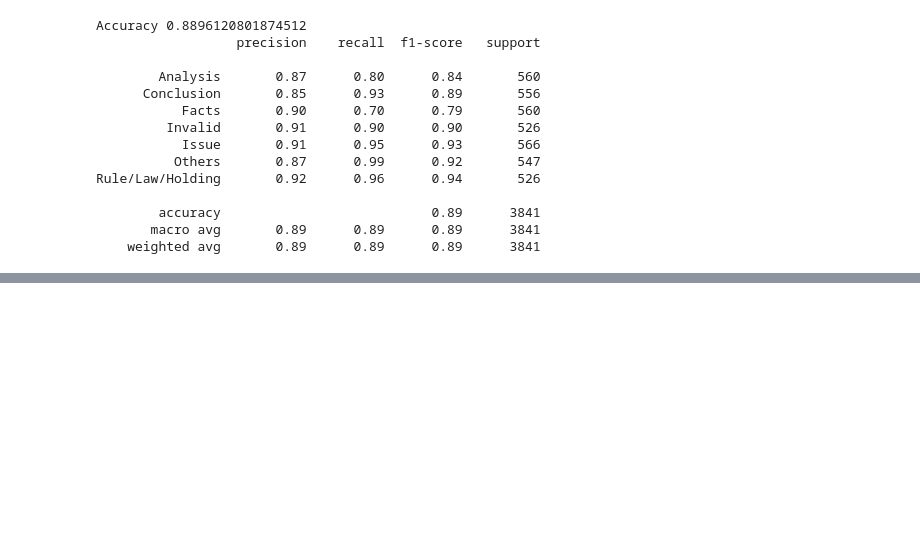
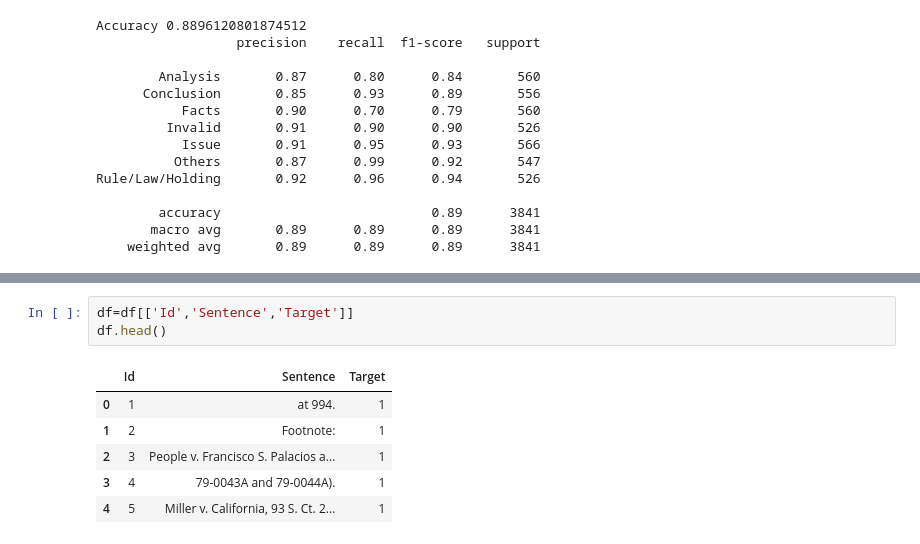
Before and after one commit to sundarp17/sundar_INFO5731_Fall2020, a Jupyter notebook: handling_imbalance_data.ipynb, the cells around one changed output, grey strips where cells are left out. Cells and saved outputs as stored; diff of their text form; blank space fills up the shorter version.

```diff
--- a/handling_imbalance_data.ipynb
+++ b/handling_imbalance_data.ipynb
@@ -192,0 +242,10 @@ Rule/Law/Holding       0.92      0.96      0.94       526
+# %%
+df=df[['Id','Sentence','Target']]
+df.head()
+# %% [output]
+|  | Id | Sentence | Target |
+| 0 | 1 | at 994. | 1 |
+| 1 | 2 | Footnote: | 1 |
+| 2 | 3 | People v. Francisco S. Palacios a... | 1 |
+| 3 | 4 | 79-0043A and 79-0044A). | 1 |
+| 4 | 5 | Miller v. California, 93 S. Ct. 2... | 1 |
```
Also changed, not shown: parts of 44 cells of this notebook.
